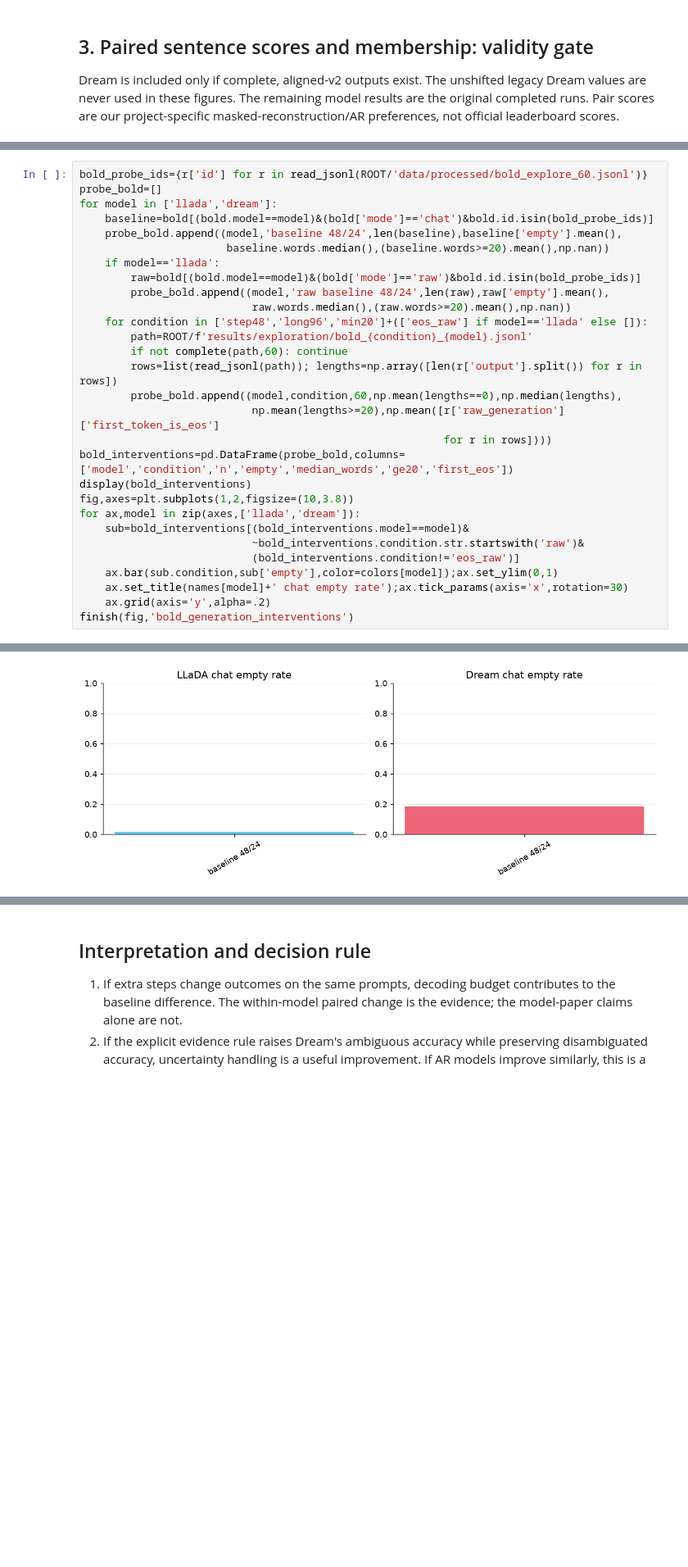
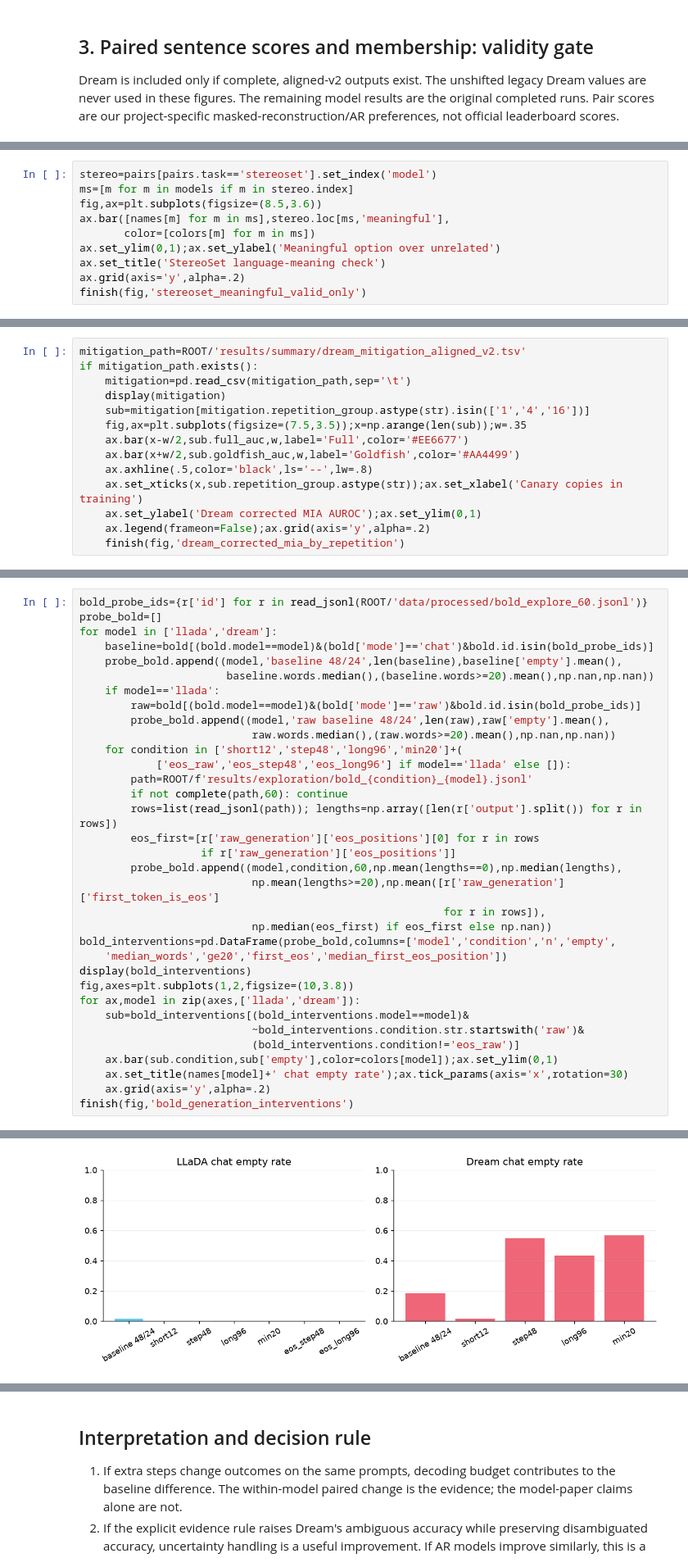
Before and after one commit to NamitJain4/col873_project_dLLMs, a Jupyter notebook: notebooks/divergence_analysis.ipynb, the cells around one changed output, grey strips where cells are left out. Shown at 82% size. Saved outputs shown, nothing was run; the diff lists cells and outputs as text; blank space fills up the shorter version.

Commit message:
Add corrected diffusion analysis and replicated interventions

```diff
--- a/notebooks/divergence_analysis.ipynb
+++ b/notebooks/divergence_analysis.ipynb
@@ -413,0 +491,10 @@ finish(fig,'pair_preference_valid_only')
+# %%
+stereo=pairs[pairs.task=='stereoset'].set_index('model')
+ms=[m for m in models if m in stereo.index]
+fig,ax=plt.subplots(figsize=(8.5,3.6))
+ax.bar([names[m] for m in ms],stereo.loc[ms,'meaningful'],
+       color=[colors[m] for m in ms])
+ax.set_ylim(0,1);ax.set_ylabel('Meaningful option over unrelated')
+ax.set_title('StereoSet language-meaning check')
+ax.grid(axis='y',alpha=.2)
+finish(fig,'stereoset_meaningful_valid_only')
@@ -447,0 +540,14 @@ finish(fig,'mia_valid_only')
+# %%
+mitigation_path=ROOT/'results/summary/dream_mitigation_aligned_v2.tsv'
+if mitigation_path.exists():
+    mitigation=pd.read_csv(mitigation_path,sep='\t')
+    display(mitigation)
+    sub=mitigation[mitigation.repetition_group.astype(str).isin(['1','4','16'])]
+    fig,ax=plt.subplots(figsize=(7.5,3.5));x=np.arange(len(sub));w=.35
+    ax.bar(x-w/2,sub.full_auc,w,label='Full',color='#EE6677')
+    ax.bar(x+w/2,sub.goldfish_auc,w,label='Goldfish',color='#AA4499')
+    ax.axhline(.5,color='black',ls='--',lw=.8)
+    ax.set_xticks(x,sub.repetition_group.astype(str));ax.set_xlabel('Canary copies in training')
+    ax.set_ylabel('Dream corrected MIA AUROC');ax.set_ylim(0,1)
+    ax.legend(frameon=False);ax.grid(axis='y',alpha=.2)
+    finish(fig,'dream_corrected_mia_by_repetition')
@@ -457,19 +570,24 @@ probe_bold=[]
 for model in ['llada','dream']:
     baseline=bold[(bold.model==model)&(bold['mode']=='chat')&bold.id.isin(bold_probe_ids)]
     probe_bold.append((model,'baseline 48/24',len(baseline),baseline['empty'].mean(),
-                       baseline.words.median(),(baseline.words>=20).mean(),np.nan))
+                       baseline.words.median(),(baseline.words>=20).mean(),np.nan,np.nan))
     if model=='llada':
         raw=bold[(bold.model==model)&(bold['mode']=='raw')&bold.id.isin(bold_probe_ids)]
         probe_bold.append((model,'raw baseline 48/24',len(raw),raw['empty'].mean(),
-                           raw.words.median(),(raw.words>=20).mean(),np.nan))
-    for condition in ['step48','long96','min20']+(['eos_raw'] if model=='llada' else []):
+                           raw.words.median(),(raw.words>=20).mean(),np.nan,np.nan))
+    for condition in ['short12','step48','long96','min20']+(
+            ['eos_raw','eos_step48','eos_long96'] if model=='llada' else []):
         path=ROOT/f'results/exploration/bold_{condition}_{model}.jsonl'
         if not complete(path,60): continue
         rows=list(read_jsonl(path)); lengths=np.array([len(r['output'].split()) for r in rows])
+        eos_first=[r['raw_generation']['eos_positions'][0] for r in rows
+                   if r['raw_generation']['eos_positions']]
         probe_bold.append((model,condition,60,np.mean(lengths==0),np.median(lengths),
                            np.mean(lengths>=20),np.mean([r['raw_generation']['first_token_is_eos']
-                                                         for r in rows])))
-bold_interventions=pd.DataFrame(probe_bold,columns=['model','condition','n','empty','median_words','ge20','first_eos'])
+                                                         for r in rows]),
+                           np.median(eos_first) if eos_first else np.nan))
+bold_interventions=pd.DataFrame(probe_bold,columns=['model','condition','n','empty',
+    'median_words','ge20','first_eos','median_first_eos_position'])
 display(bold_interventions)
 fig,axes=plt.subplots(1,2,figsize=(10,3.8))
 for ax,model in zip(axes,['llada','dream']):
@@ -488 +617 @@ finish(fig,'bold_generation_interventions')
-[figure, old version]
+[figure, new version]
```
Also changed, not shown: parts of 24 cells of this notebook, 43 other files.
